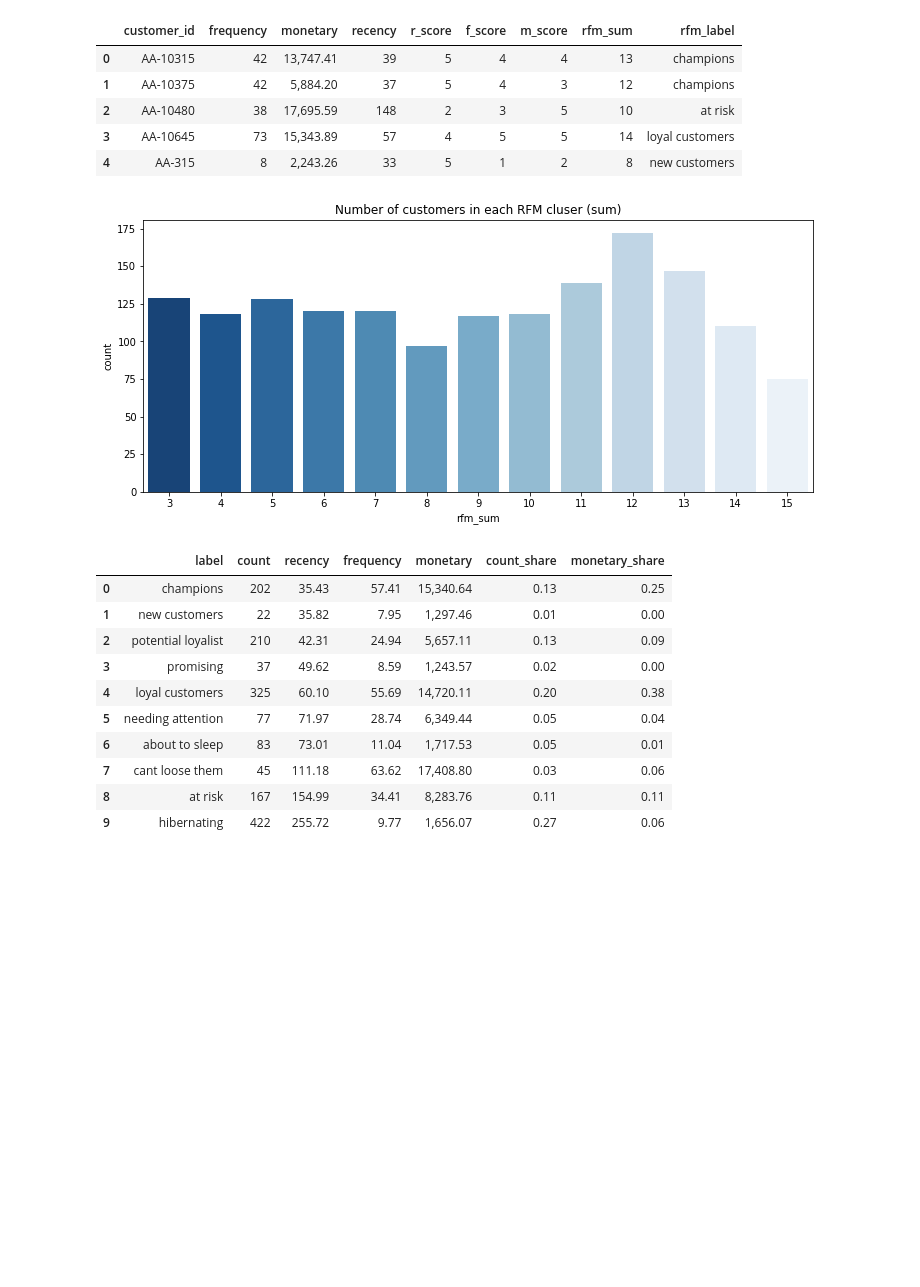
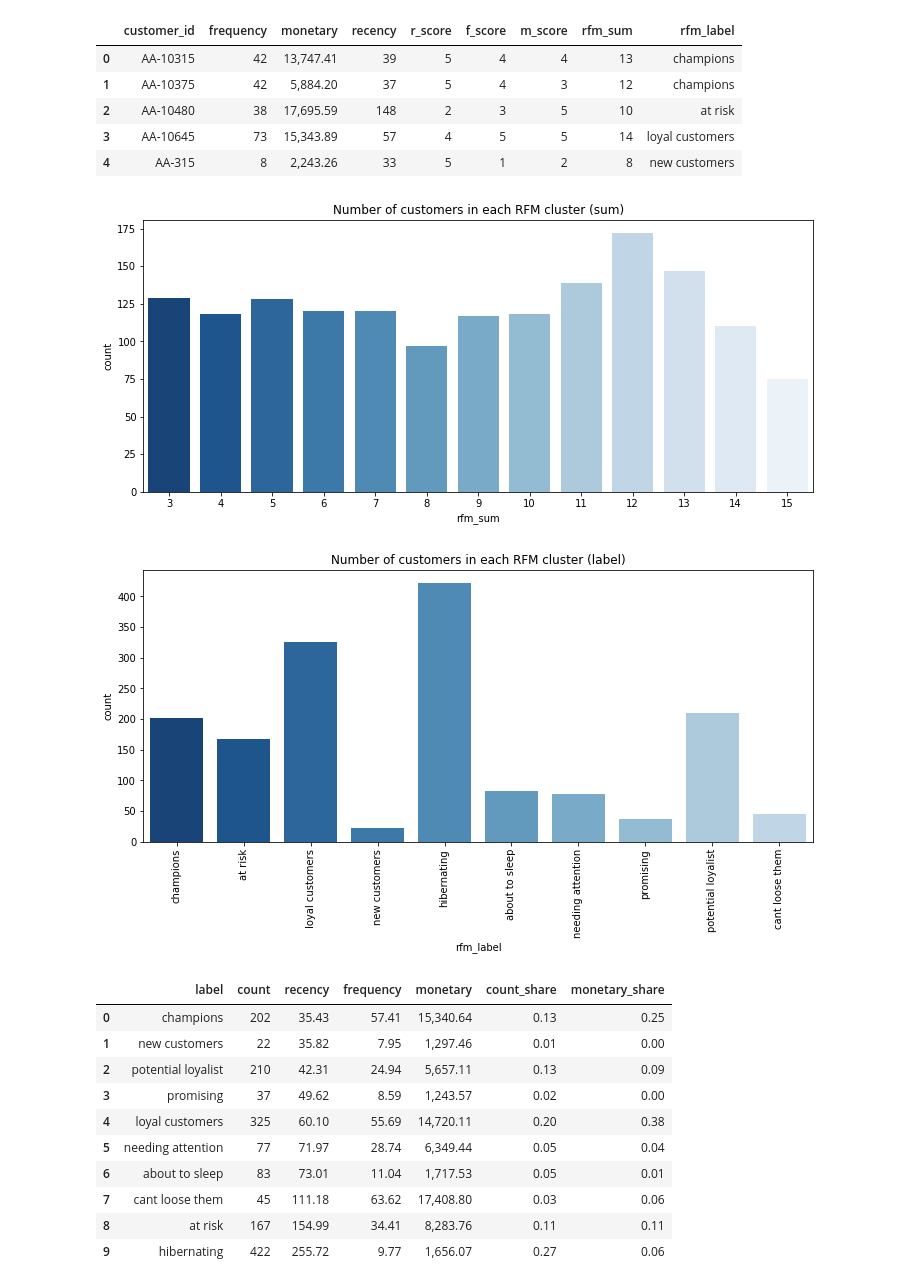
Before and after one commit to klaudia-nazarko/rfm-analysis-python, a Jupyter notebook: rfm_analysis_python.ipynb, the cells around one changed output. Drawn from its saved outputs; the diff is of its cells as text; code cells hidden in the pictures; blank space fills up the shorter version.

```diff
--- a/rfm_analysis_python.ipynb
+++ b/rfm_analysis_python.ipynb
@@ -95,12 +130,16 @@ df_rfm.head()
 # %%
 palette = sns.color_palette("Blues_r", n_colors=13)
 
-fig, ax = plt.subplots(figsize=(12,5))
-sns.countplot(x='rfm_sum', data=df_rfm, palette=palette)
-ax.set_title('Number of customers in each RFM cluser (sum)')
-plt.show()
+for rfm_type in ['sum', 'label']:
+    fig, ax = plt.subplots(figsize=(12,5))
+    sns.countplot(x='rfm_'+rfm_type, data=df_rfm, palette=palette)
+    ax.set_title('Number of customers in each RFM cluster (%s)' % rfm_type)
+    if rfm_type == 'label':
+        plt.xticks(rotation=90)
+    plt.show()
 # %% [output]
 [figure]
+[figure, added]
 # %%
 agg_dict2 = {
     'customer_id': 'count',
```
Also changed, not shown: parts of 4 cells of this notebook.
